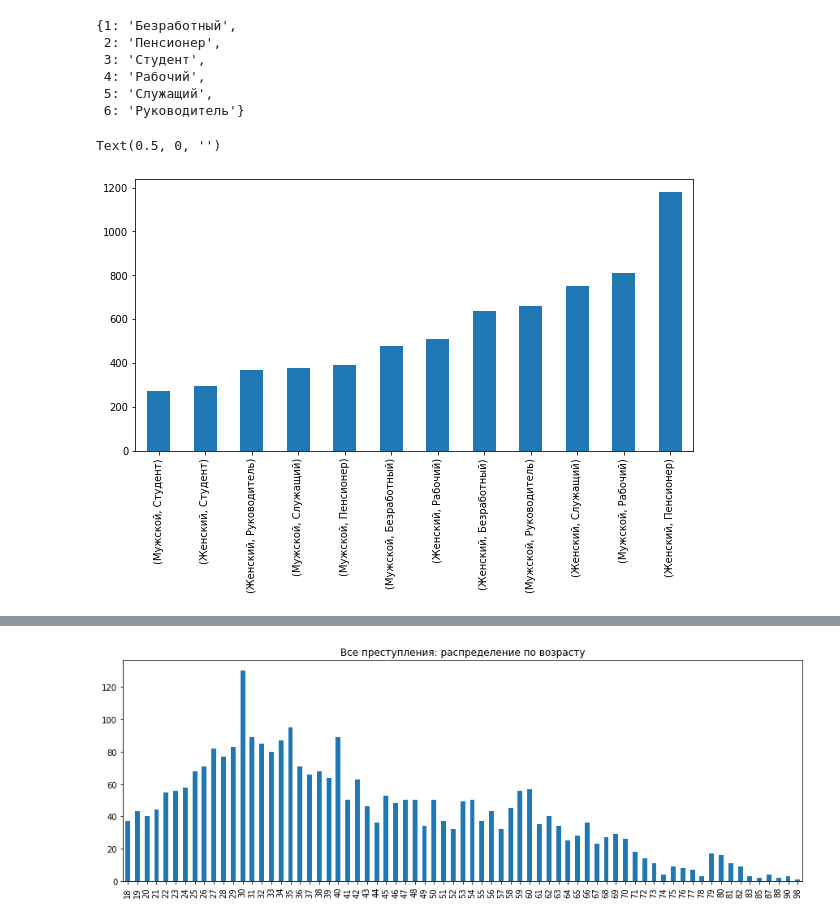
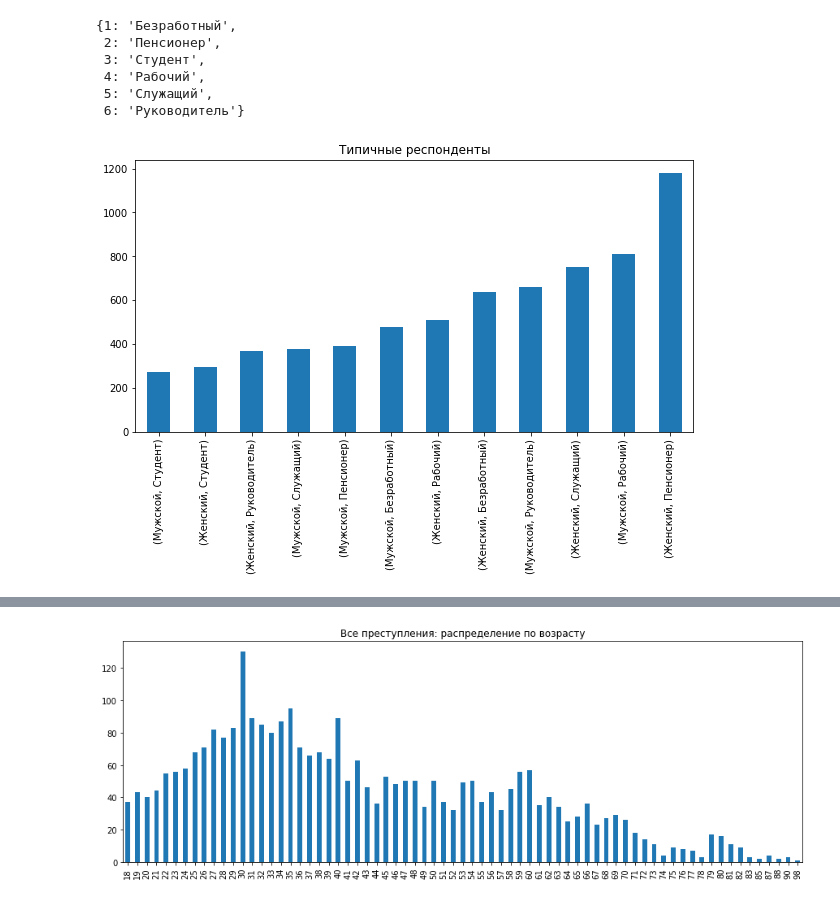
Before and after one commit to IavorskaiaMariia/pzad_2019, a Jupyter notebook: russian_crime/eda.ipynb, the cells around one changed output, grey strips where cells are left out. Drawn from its saved outputs; the diff is of its cells as text; code cells hidden in the pictures.

```diff
--- a/russian_crime/eda.ipynb
+++ b/russian_crime/eda.ipynb
@@ -469,7 +469,9 @@ data['Q1_str'] = data.Q1.apply(lambda x: sex_rename.get(x, None))
 data['resp_ses_str'] = data.resp_ses.apply(lambda x: resp_ses_rename.get(x, None))
 # %%
 ax = data.groupby(['Q1_str', 'resp_ses_str']).ID.nunique().sort_values().plot(kind='bar', figsize=(10, 5))
+ax.set_title('Типичные респонденты')
 ax.set_xlabel('')
+
+plt.show()
 # %% [output]
-Text(0.5, 0, '')
-[figure, old version]
+[figure, new version]
```
Also changed, not shown: parts of 6 cells of this notebook.
